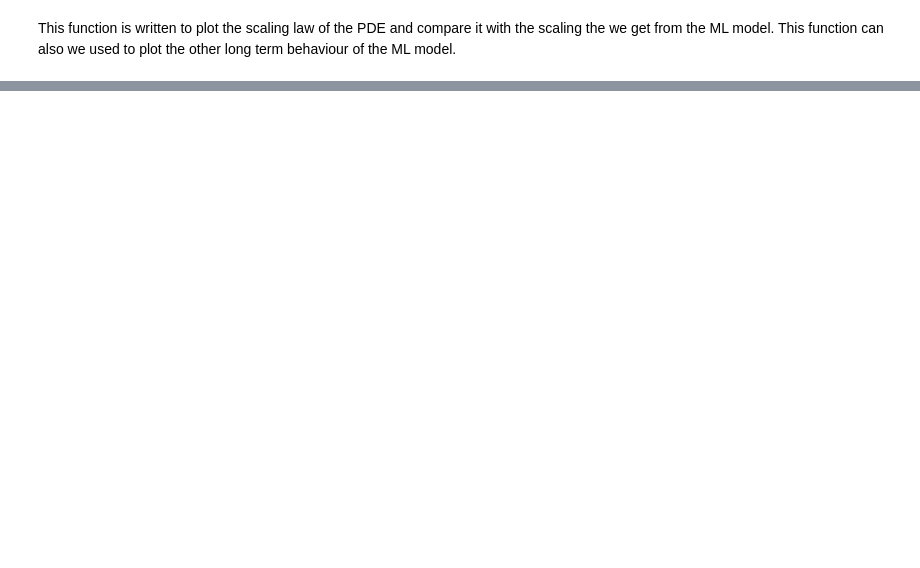
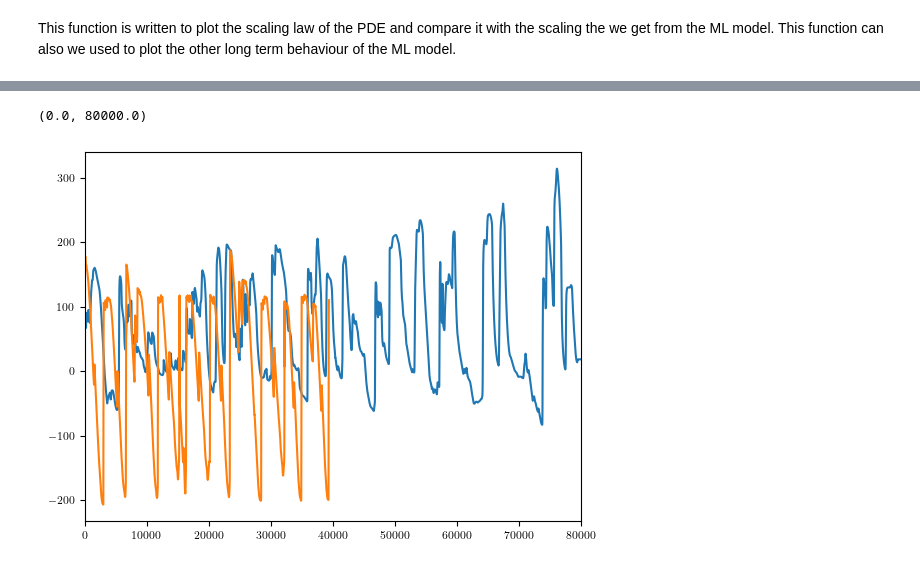
Before and after one commit to hojjatks/ROM_EnKF_earthquakecycle, a Jupyter notebook: Codes/earthquake/scaling.ipynb, the cells around one changed output, grey strips where cells are left out. Saved outputs shown, nothing was run; the diff lists cells and outputs as text; code cells hidden in the pictures; blank space fills up the shorter version.

```diff
--- a/Codes/earthquake/scaling.ipynb
+++ b/Codes/earthquake/scaling.ipynb
@@ -200,0 +398,4 @@ np.array(length_ruptures).shape
+# %%
+directory='/central/groups/Avouac_lab/hkaveh/Data/LearnROM/2D/sigma'+str(T_final)+"Nt="+str(Ntout)+"Nx="+str(Nxout)+'PODonlyonV'+'drs'+str(drs)+".npz"
+Sigma_v=np.load(directory)['Sigma_v']
+Sigma_theta=np.load(directory)['Sigma_theta']
@@ -200,0 +413,18 @@ np.array(length_ruptures).shape
+# %%
+def find_logvmax(alpha):
+    if not isinstance(alpha, torch.Tensor):
+        alpha = torch.tensor(alpha, dtype=phi_torch.dtype, device=phi_torch.device)
+    v = torch.matmul(phi_torch, alpha).unsqueeze(1) + q_bar_v_torch
+    logvmax = torch.max(v).detach()  # Get the maximum value in v
+    return logvmax
+# %%
+def dissipation_factor(xk,rho,Sigma,Beta=10):
+    # u=xk/Sigma # normalize by the std
+    alpha=xk[:,:N_m_v]
+    logvmax=find_logvmax(alpha.T)
+    # norm_u=torch.norm(u)
+    output=1/(1+torch.exp(Beta*(logvmax-rho)))
+    return output
+
+Sigma=np.concatenate((Sigma_v,Sigma_theta))
+Sigma = torch.tensor(Sigma, dtype=torch.float32, device=device)
@@ -200,0 +436,15 @@ np.array(length_ruptures).shape
+# %%
+N_it=int(100000)
+xk=X_full[-1,:].reshape(1,N_m_v+N_m_theta)
+xk=torch.tensor(xk, dtype=torch.float32)
+xk.to(device)
+forecast=xk.detach().numpy().reshape(N_m_v+N_m_theta,1)
+for i in range(N_it):
+    dissipate=dissipation_factor(xk,rho,Sigma)
+    ykp1=(model(xk))
+    # print(dissipate)
+    xkp1=(ykp1+xk)* dissipate + (1-dissipate)*(lambda_dissipation*xk) # equation 8 and 9 of the Learning Dissipative Dynamics in Chaotic Systems
+    numpy_vector = xkp1.detach().numpy().reshape(N_m_v+N_m_theta,1)
+    forecast = np.hstack([forecast, numpy_vector])
+    xk=xkp1
+plt.plot(forecast[0,:])
@@ -200,0 +455,8 @@ np.array(length_ruptures).shape
+# %%
+plt.plot(forecast[0,:])
+plt.plot(X_full[:,0])
+plt.xlim(left=0,right=80000)
+# plt.ylim(bottom=-5000,top=5000)
+# %% [output]
+(0.0, 80000.0)
+[figure, added]
```
Also changed, not shown: parts of 47 cells of this notebook, 1 other file.
